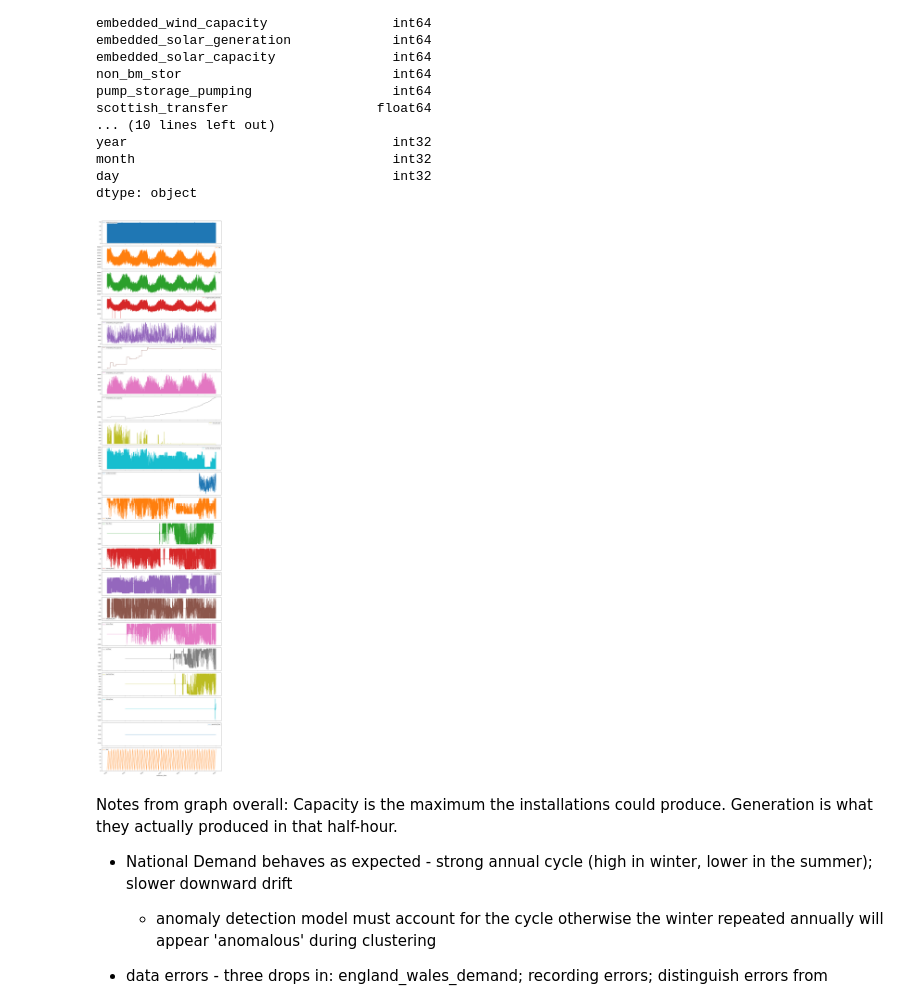
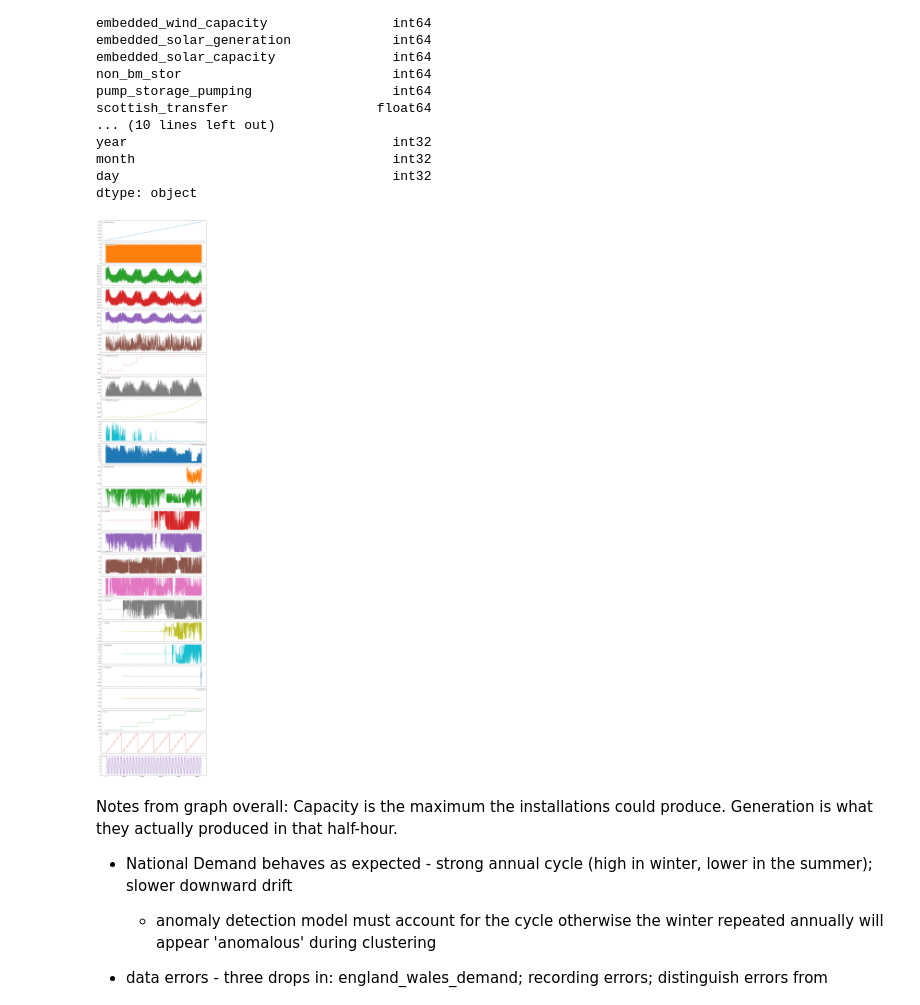
Before and after one commit to jag5m33/py_elec_grid_anomaly, a Jupyter notebook: notebooks/eda.ipynb, the cells around one changed output. Drawn from its saved outputs; the diff is of its cells as text; code cells hidden in the pictures.

```diff
--- a/notebooks/eda.ipynb
+++ b/notebooks/eda.ipynb
@@ -286,24 +286,22 @@ dtype: object
 df_merged = pd.read_parquet("../data/df_merged.parquet", engine="pyarrow")
 # %%
 # plot each column over time
-df_merged.set_index('settlement_date', inplace=True)
+#df_merged.set_index('settlement_date', inplace=True)
 num_cols = 1
 num_rows = math.ceil(len(df_merged.columns) / num_cols)
 
-# 3. Plot as a facet grid
 df_merged.plot(
     subplots=True,
     layout=(num_rows, num_cols),
     figsize=(15, 3 * num_rows),
     sharex=True,  # Keeps timelines aligned
     sharey=False,  # Allows each column to keep its own scale
 )
 
-# 4. Polish and render
 plt.tight_layout()
 plt.show()
 # %% [output]
-[figure, old version]
+[figure, new version]
 # %% [markdown]
 Notes from graph overall:
 Capacity is the maximum the installations could produce. Generation is what they actually produced in that half-hour.
```
Also changed, not shown: parts of 40 cells of this notebook.
